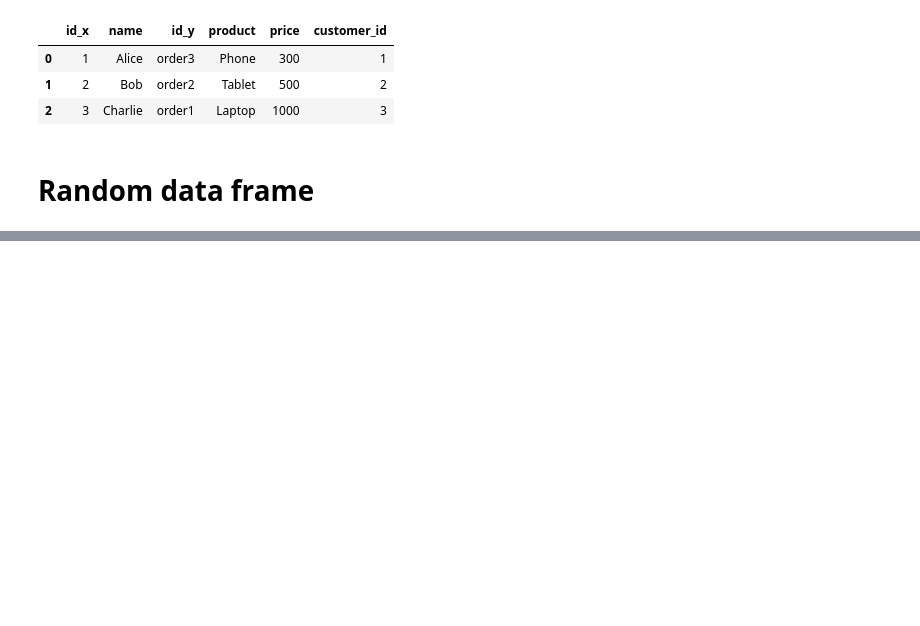
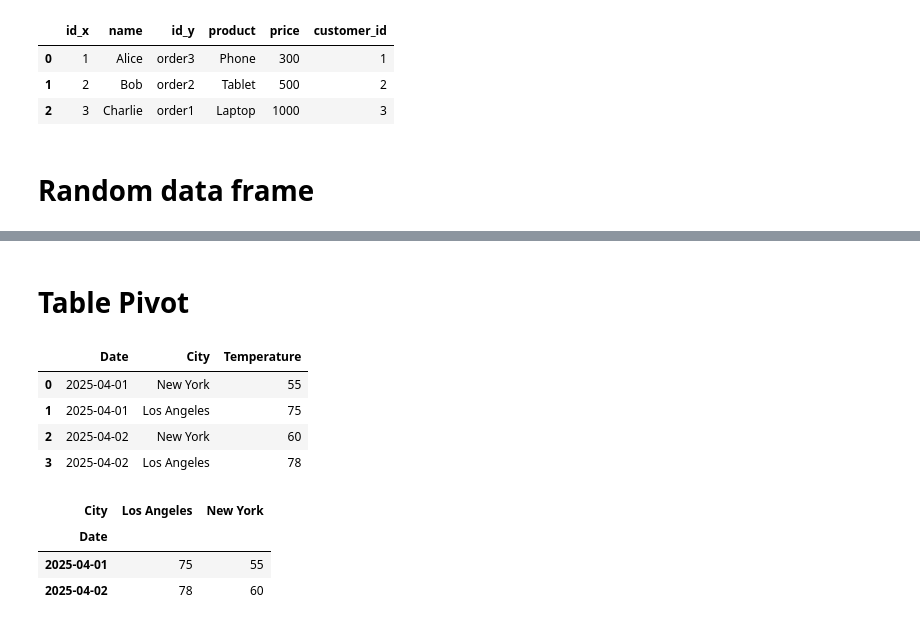
Before and after one commit to jinyongnan810/RNN-practices, a Jupyter notebook: pandas-practices/pandas-practices.ipynb, the cells around one changed output, grey strips where cells are left out. Saved outputs shown, nothing was run; the diff lists cells and outputs as text; code cells hidden in the pictures; blank space fills up the shorter version.

Commit message:
pivot example

```diff
--- a/pandas-practices/pandas-practices.ipynb
+++ b/pandas-practices/pandas-practices.ipynb
@@ -314,0 +315,28 @@ df_sales.head()
+# %% [markdown]
+# Table Pivot
+# %%
+data = {
+    'Date': ['2025-04-01', '2025-04-01', '2025-04-02', '2025-04-02'],
+    'City': ['New York', 'Los Angeles', 'New York', 'Los Angeles'],
+    'Temperature': [55, 75, 60, 78]
+}
+
+df = pd.DataFrame(data)
+df
+# %% [output]
+|  | Date | City | Temperature |
+| 0 | 2025-04-01 | New York | 55 |
+| 1 | 2025-04-01 | Los Angeles | 75 |
+| 2 | 2025-04-02 | New York | 60 |
+| 3 | 2025-04-02 | Los Angeles | 78 |
+# %%
+# Pivot the DataFrame
+pivot_df = df.pivot(index='Date', columns='City', values='Temperature')
+
+# Display the pivoted DataFrame
+pivot_df
+# %% [output]
+| City | Los Angeles | New York |
+| Date |  |  |
+| 2025-04-01 | 75 | 55 |
+| 2025-04-02 | 78 | 60 |
```
Also changed, not shown: parts of 1 cell of this notebook.
